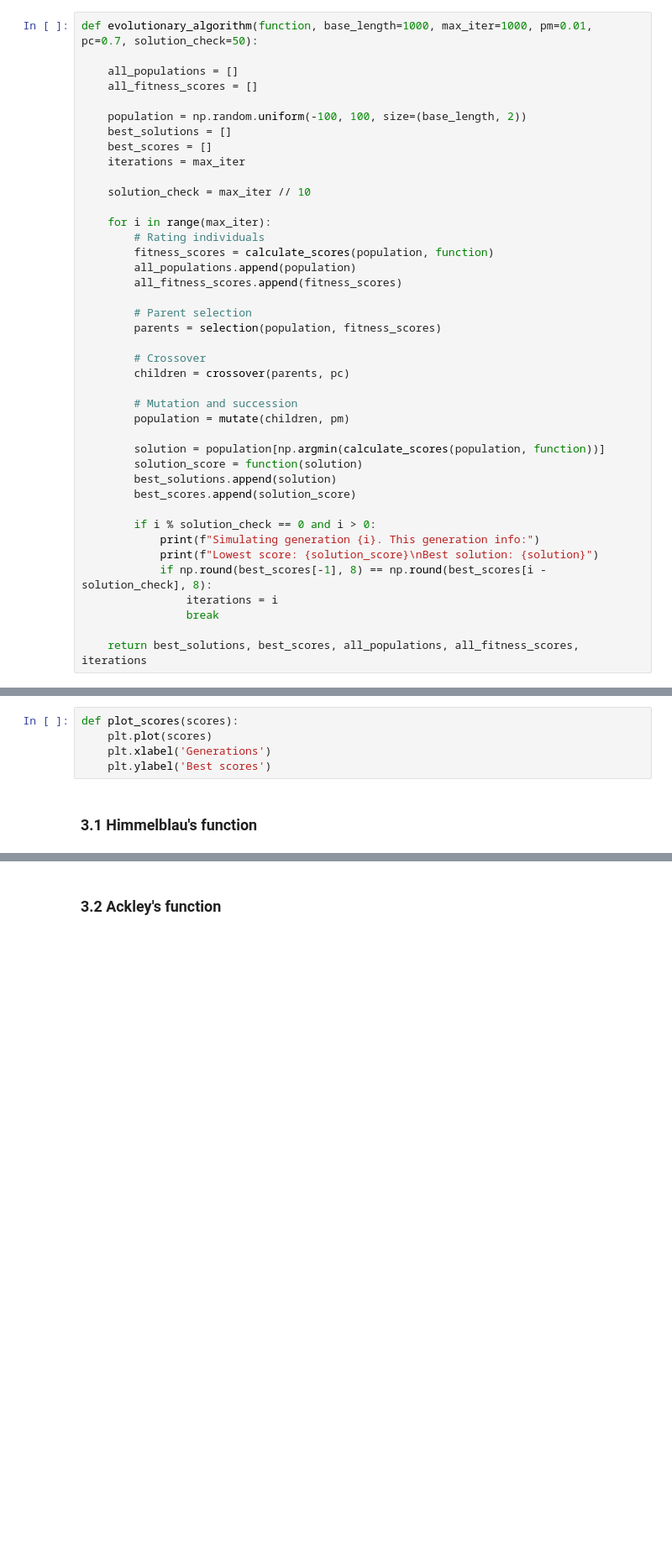
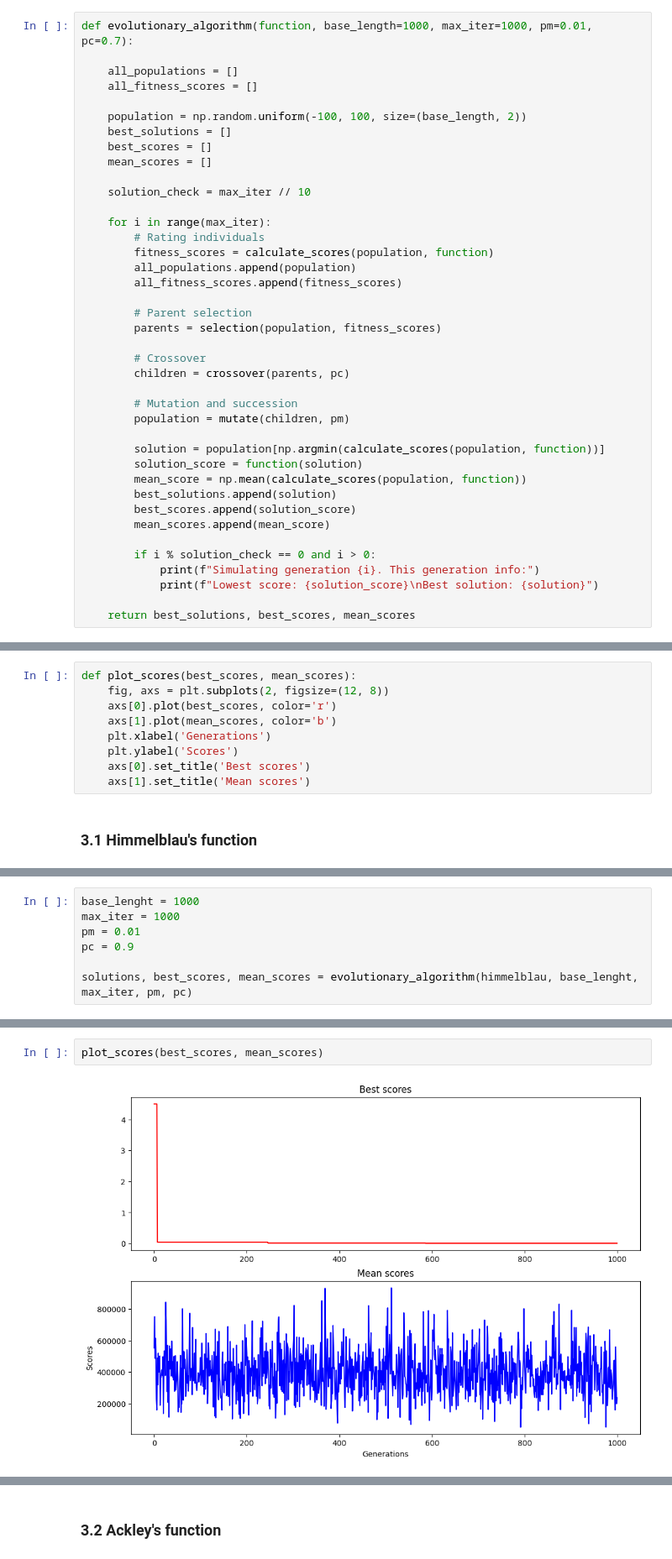
Before and after one commit to pgrzankowski/introduction-to-ai, a Jupyter notebook: evolutionary-algorithm.ipynb, the cells around one changed output, grey strips where cells are left out. Shown at 84% size. Drawn from its saved outputs; the diff is of its cells as text; blank space fills up the shorter version.

Commit message:
Add score visualisation

```diff
--- a/evolutionary-algorithm.ipynb
+++ b/evolutionary-algorithm.ipynb
@@ -51,7 +53,7 @@ def mutate(children, pm, distance=100):
 # %% [markdown]
 ### 2.2 Algorithm implementation
 # %%
-def evolutionary_algorithm(function, base_length=1000, max_iter=1000, pm=0.01, pc=0.7, solution_check=50):
+def evolutionary_algorithm(function, base_length=1000, max_iter=1000, pm=0.01, pc=0.7):
 
     all_populations = []
     all_fitness_scores = []
@@ -59,7 +61,7 @@ def evolutionary_algorithm(function, base_length=1000, max_iter=1000, pm=0.01, p
     population = np.random.uniform(-100, 100, size=(base_length, 2))
     best_solutions = []
     best_scores = []
-    iterations = max_iter
+    mean_scores = []
 
     solution_check = max_iter // 10
 
@@ -80,17 +82,16 @@ def evolutionary_algorithm(function, base_length=1000, max_iter=1000, pm=0.01, p
 
         solution = population[np.argmin(calculate_scores(population, function))]
         solution_score = function(solution)
+        mean_score = np.mean(calculate_scores(population, function))
         best_solutions.append(solution)
         best_scores.append(solution_score)
+        mean_scores.append(mean_score)
 
         if i % solution_check == 0 and i > 0:
             print(f"Simulating generation {i}. This generation info:")
             print(f"Lowest score: {solution_score}\nBest solution: {solution}")
-            if np.round(best_scores[-1], 8) == np.round(best_scores[i - solution_check], 8):
-                iterations = i
-                break
 
-    return best_solutions, best_scores, all_populations, all_fitness_scores, iterations
+    return best_solutions, best_scores, mean_scores
 # %% [markdown]
 ## 3. Application on functions
 # %% [markdown]
@@ -101,7 +99,11 @@ import matplotlib.pyplot as plt
-# %%
-def plot_scores(scores):
-    plt.plot(scores)
-    plt.xlabel('Generations')
-    plt.ylabel('Best scores')
+# %%
+def plot_scores(best_scores, mean_scores):
+    fig, axs = plt.subplots(2, figsize=(12, 8))
+    axs[0].plot(best_scores, color='r')
+    axs[1].plot(mean_scores, color='b')
+    plt.xlabel('Generations')
+    plt.ylabel('Scores')
+    axs[0].set_title('Best scores')
+    axs[1].set_title('Mean scores')
 # %% [markdown]
 ### 3.1 Himmelblau's function
@@ -107,0 +112,7 @@ def plot_scores(scores):
+# %%
+base_lenght = 1000
+max_iter = 1000
+pm = 0.01
+pc = 0.9
+
+solutions, best_scores, mean_scores = evolutionary_algorithm(himmelblau, base_lenght, max_iter, pm, pc)
@@ -107,0 +137,4 @@ def plot_scores(scores):
+# %%
+plot_scores(best_scores, mean_scores)
+# %% [output]
+[figure, added]
```
Also changed, not shown: parts of 55 cells of this notebook.
